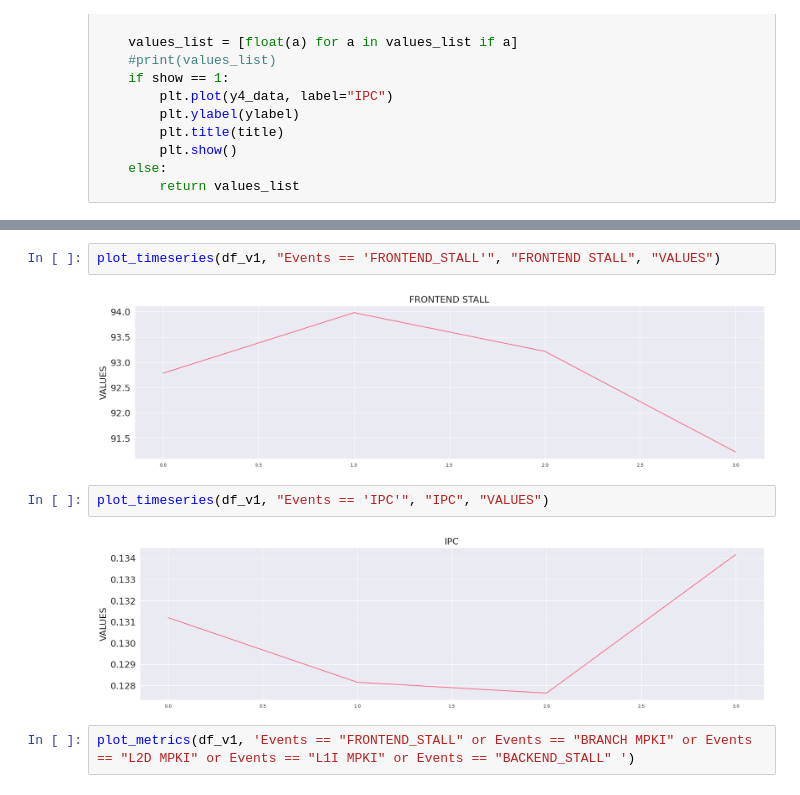
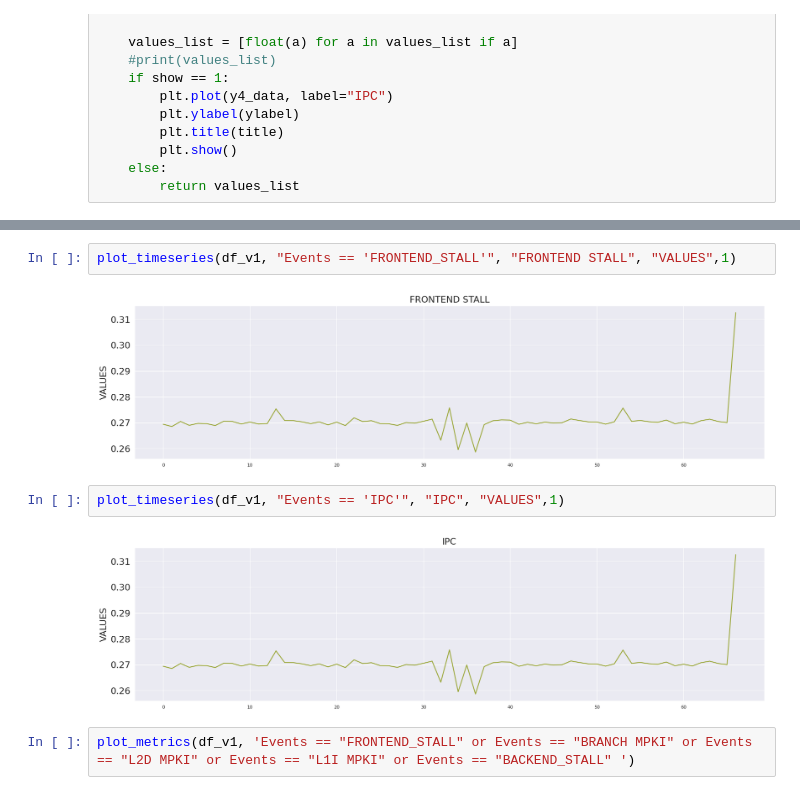
Before and after one commit to cyb70289/spa, a Jupyter notebook: lib/spa_topdown.ipynb, the cells around one changed output, grey strips where cells are left out. Drawn from its saved outputs; the diff is of its cells as text.

Commit message:
Fixed a bug in timeseries

```diff
--- a/lib/spa_topdown.ipynb
+++ b/lib/spa_topdown.ipynb
@@ -93,11 +93,11 @@ plot_timeseries(df_v1, "Events == 'BACKEND_STALL'", "BACKEND STALL", "VALUES", 1
 # %%
-plot_timeseries(df_v1, "Events == 'FRONTEND_STALL'", "FRONTEND STALL", "VALUES")
+plot_timeseries(df_v1, "Events == 'FRONTEND_STALL'", "FRONTEND STALL", "VALUES",1)
 # %% [output]
-[figure, old version]
+[figure, new version]
 # %%
-plot_timeseries(df_v1, "Events == 'IPC'", "IPC", "VALUES")
+plot_timeseries(df_v1, "Events == 'IPC'", "IPC", "VALUES",1)
 # %% [output]
-[figure, old version]
+[figure, new version]
 # %%
 plot_metrics(df_v1, 'Events == "FRONTEND_STALL" or Events == "BRANCH MPKI" or Events == "L2D MPKI" or Events == "L1I MPKI" or Events == "BACKEND_STALL" ')
 # %% [output]
```
Also changed, not shown: parts of 5 cells of this notebook.
